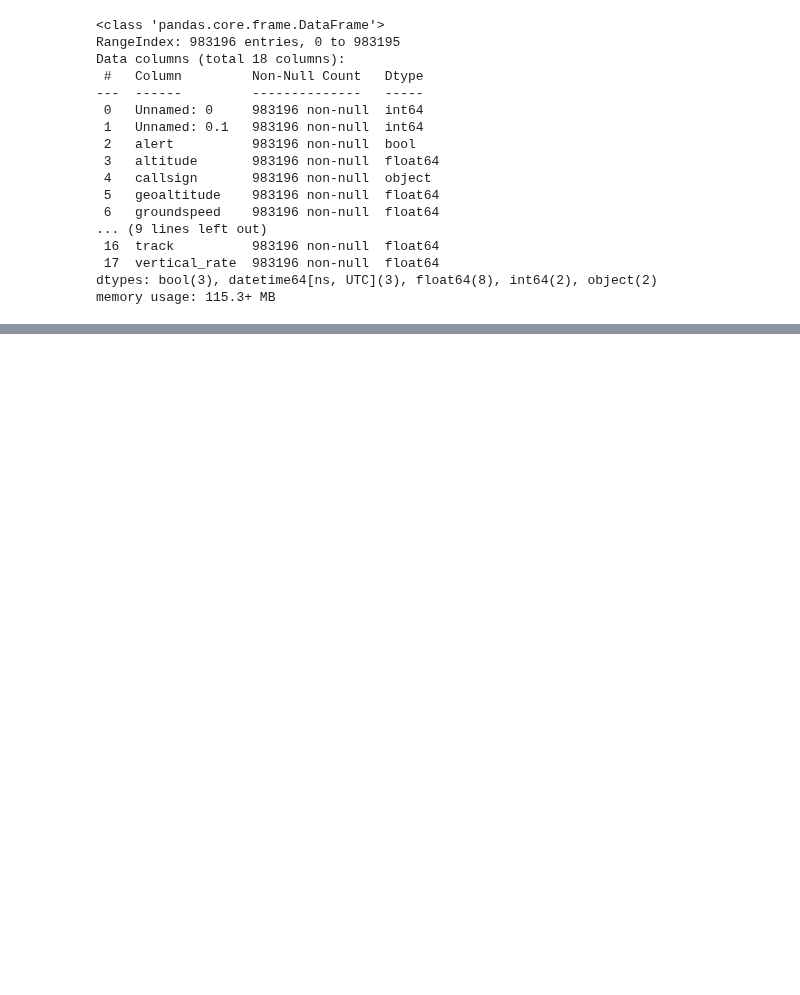
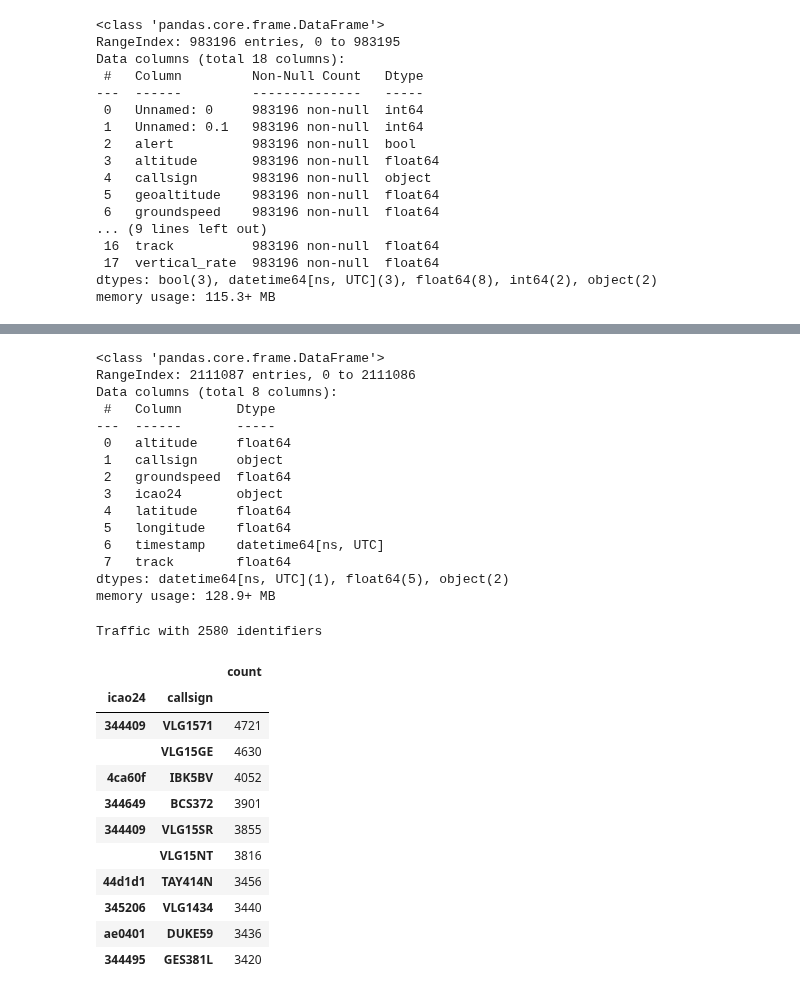
Before and after one commit to jaimebw/tfg, a Jupyter notebook: libros/repre_datosfiltrados.ipynb, the cells around one changed output, grey strips where cells are left out. Cells and saved outputs as stored; diff of their text form; code cells hidden in the pictures; blank space fills up the shorter version.

```diff
--- a/libros/repre_datosfiltrados.ipynb
+++ b/libros/repre_datosfiltrados.ipynb
@@ -53,0 +88,32 @@ with plt.style.context("traffic"):
+# %%
+vuelos_ncol.info()
+vuelos_ncol_p = Traffic(vuelos_ncol)
+# %% [output]
+<class 'pandas.core.frame.DataFrame'>
+RangeIndex: 2111087 entries, 0 to 2111086
+Data columns (total 8 columns):
+ #   Column       Dtype
+---  ------       -----
+ 0   altitude     float64
+ 1   callsign     object
+ 2   groundspeed  float64
+ 3   icao24       object
+ 4   latitude     float64
+ 5   longitude    float64
+ 6   timestamp    datetime64[ns, UTC]
+ 7   track        float64
+dtypes: datetime64[ns, UTC](1), float64(5), object(2)
+memory usage: 128.9+ MB
+Traffic with 2580 identifiers
+|  |  | count |
+| icao24 | callsign |  |
+| 344409 | VLG1571 | 4721 |
+|  | VLG15GE | 4630 |
+| 4ca60f | IBK5BV | 4052 |
+| 344649 | BCS372 | 3901 |
+| 344409 | VLG15SR | 3855 |
+|  | VLG15NT | 3816 |
+| 44d1d1 | TAY414N | 3456 |
+| 345206 | VLG1434 | 3440 |
+| ae0401 | DUKE59 | 3436 |
+| 344495 | GES381L | 3420 |
```
Also changed, not shown: parts of 8 cells of this notebook.
